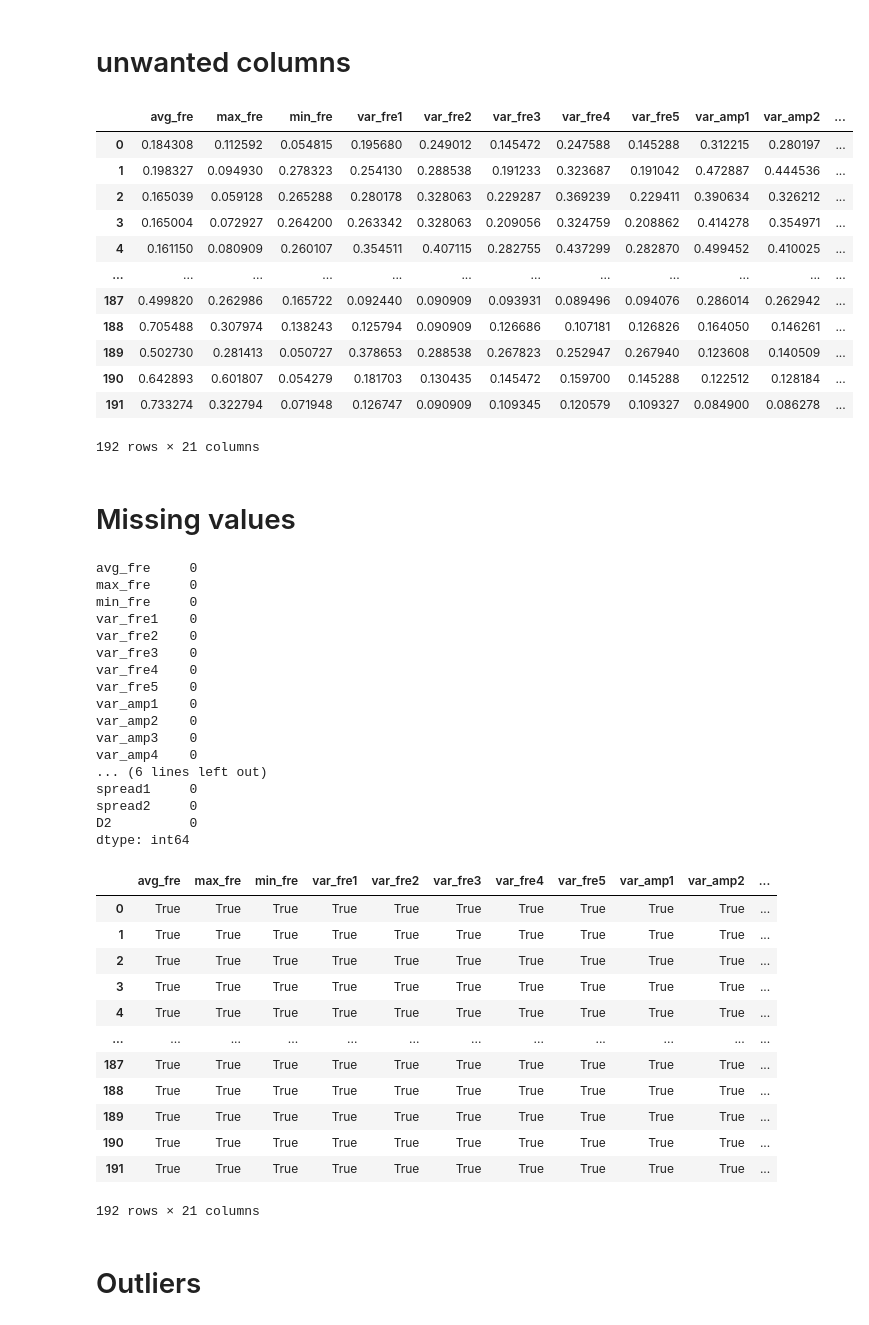
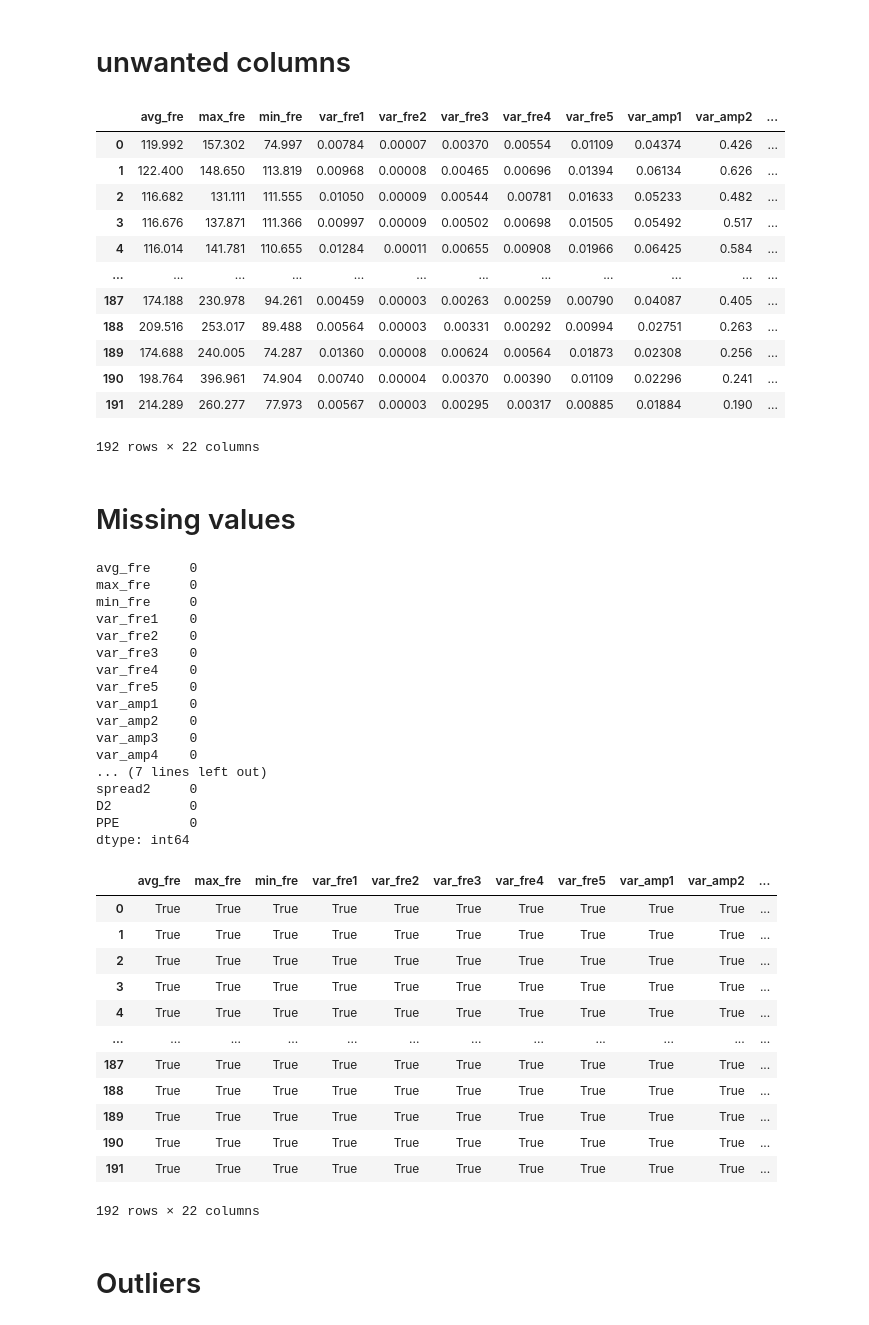
Before and after one commit to pratikranaa/MLPR-Project, a Jupyter notebook: XGBoost_PD_Detect.ipynb, the cells around one changed output. Saved outputs shown, nothing was run; the diff lists cells and outputs as text; code cells hidden in the pictures.

```diff
--- a/XGBoost_PD_Detect.ipynb
+++ b/XGBoost_PD_Detect.ipynb
@@ -15,7 +15,7 @@ warnings.filterwarnings('ignore')
 # %% [markdown]
 # Load Dataset
 # %%
-df=pd.read_csv("final_data.csv")
+df=pd.read_csv("Final_data.csv")
 df
 # %% [output]
 |  | Person | Wav file | MDVP:Fo(Hz) | MDVP:Fhi(Hz) | MDVP:Flo(Hz) | MDVP:Jitter(%) | MDVP:Jitter(Abs) | ... |
@@ -128,29 +128,29 @@ df.duplicated().sum()
 # %% [markdown]
 # Seperate Italian and English Data
 # %%
-english_df = df[df['Language'] == 'English']
-italian_df = df[df['Language'] == 'Italian']
+english_df = df[df['language'] == 'English']
+italian_df = df[df['language'] == 'Italian']
 # %% [markdown]
 # unwanted columns
 # %%
 english_df.drop(columns="name",axis=1,inplace=True)
 english_df.drop(columns="Audio file", axis=1, inplace=True)
-english_df.drop(columns="Language",axis=1,inplace=True)
+english_df.drop(columns="language",axis=1,inplace=True)
 english_df
 # %% [output]
 |  | avg_fre | max_fre | min_fre | var_fre1 | var_fre2 | var_fre3 | var_fre4 | var_fre5 | var_amp1 | var_amp2 | ... |
-| 0 | 0.184308 | 0.112592 | 0.054815 | 0.195680 | 0.249012 | 0.145472 | 0.247588 | 0.145288 | 0.312215 | 0.280197 | ... |
-| 1 | 0.198327 | 0.094930 | 0.278323 | 0.254130 | 0.288538 | 0.191233 | 0.323687 | 0.191042 | 0.472887 | 0.444536 | ... |
-| 2 | 0.165039 | 0.059128 | 0.265288 | 0.280178 | 0.328063 | 0.229287 | 0.369239 | 0.229411 | 0.390634 | 0.326212 | ... |
-| 3 | 0.165004 | 0.072927 | 0.264200 | 0.263342 | 0.328063 | 0.209056 | 0.324759 | 0.208862 | 0.414278 | 0.354971 | ... |
-| 4 | 0.161150 | 0.080909 | 0.260107 | 0.354511 | 0.407115 | 0.282755 | 0.437299 | 0.282870 | 0.499452 | 0.410025 | ... |
+| 0 | 119.992 | 157.302 | 74.997 | 0.00784 | 0.00007 | 0.00370 | 0.00554 | 0.01109 | 0.04374 | 0.426 | ... |
+| 1 | 122.400 | 148.650 | 113.819 | 0.00968 | 0.00008 | 0.00465 | 0.00696 | 0.01394 | 0.06134 | 0.626 | ... |
+| 2 | 116.682 | 131.111 | 111.555 | 0.01050 | 0.00009 | 0.00544 | 0.00781 | 0.01633 | 0.05233 | 0.482 | ... |
+| 3 | 116.676 | 137.871 | 111.366 | 0.00997 | 0.00009 | 0.00502 | 0.00698 | 0.01505 | 0.05492 | 0.517 | ... |
+| 4 | 116.014 | 141.781 | 110.655 | 0.01284 | 0.00011 | 0.00655 | 0.00908 | 0.01966 | 0.06425 | 0.584 | ... |
 | ... | ... | ... | ... | ... | ... | ... | ... | ... | ... | ... | ... |
-| 187 | 0.499820 | 0.262986 | 0.165722 | 0.092440 | 0.090909 | 0.093931 | 0.089496 | 0.094076 | 0.286014 | 0.262942 | ... |
-| 188 | 0.705488 | 0.307974 | 0.138243 | 0.125794 | 0.090909 | 0.126686 | 0.107181 | 0.126826 | 0.164050 | 0.146261 | ... |
-| 189 | 0.502730 | 0.281413 | 0.050727 | 0.378653 | 0.288538 | 0.267823 | 0.252947 | 0.267940 | 0.123608 | 0.140509 | ... |
-| 190 | 0.642893 | 0.601807 | 0.054279 | 0.181703 | 0.130435 | 0.145472 | 0.159700 | 0.145288 | 0.122512 | 0.128184 | ... |
-| 191 | 0.733274 | 0.322794 | 0.071948 | 0.126747 | 0.090909 | 0.109345 | 0.120579 | 0.109327 | 0.084900 | 0.086278 | ... |
+| 187 | 174.188 | 230.978 | 94.261 | 0.00459 | 0.00003 | 0.00263 | 0.00259 | 0.00790 | 0.04087 | 0.405 | ... |
+| 188 | 209.516 | 253.017 | 89.488 | 0.00564 | 0.00003 | 0.00331 | 0.00292 | 0.00994 | 0.02751 | 0.263 | ... |
+| 189 | 174.688 | 240.005 | 74.287 | 0.01360 | 0.00008 | 0.00624 | 0.00564 | 0.01873 | 0.02308 | 0.256 | ... |
+| 190 | 198.764 | 396.961 | 74.904 | 0.00740 | 0.00004 | 0.00370 | 0.00390 | 0.01109 | 0.02296 | 0.241 | ... |
+| 191 | 214.289 | 260.277 | 77.973 | 0.00567 | 0.00003 | 0.00295 | 0.00317 | 0.00885 | 0.01884 | 0.190 | ... |
-192 rows × 21 columns
+192 rows × 22 columns
 # %% [markdown]
 # Missing values
 # %%
@@ -168,10 +168,10 @@ var_amp1    0
 var_amp2    0
 var_amp3    0
 var_amp4    0
-... (6 lines left out)
-spread1     0
+... (7 lines left out)
 spread2     0
 D2          0
+PPE         0
 dtype: int64
 # %%
 english_df.notnull()
@@ -188,7 +188,7 @@ english_df.notnull()
 | 189 | True | True | True | True | True | True | True | True | True | True | ... |
 | 190 | True | True | True | True | True | True | True | True | True | True | ... |
 | 191 | True | True | True | True | True | True | True | True | True | True | ... |
-192 rows × 21 columns
+192 rows × 22 columns
 # %% [markdown]
 # Outliers
 # %%
```
Also changed, not shown: parts of 18 cells of this notebook, 9 other files.
